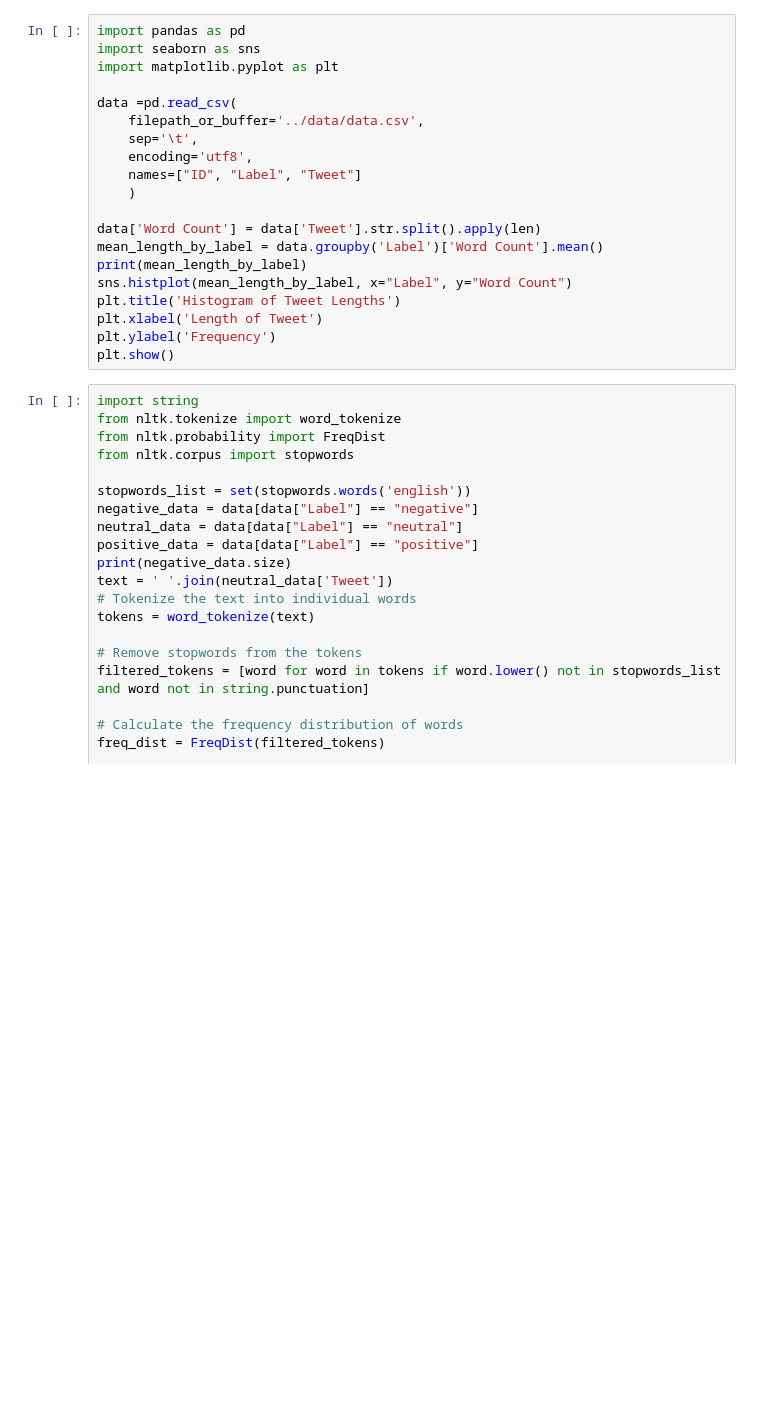
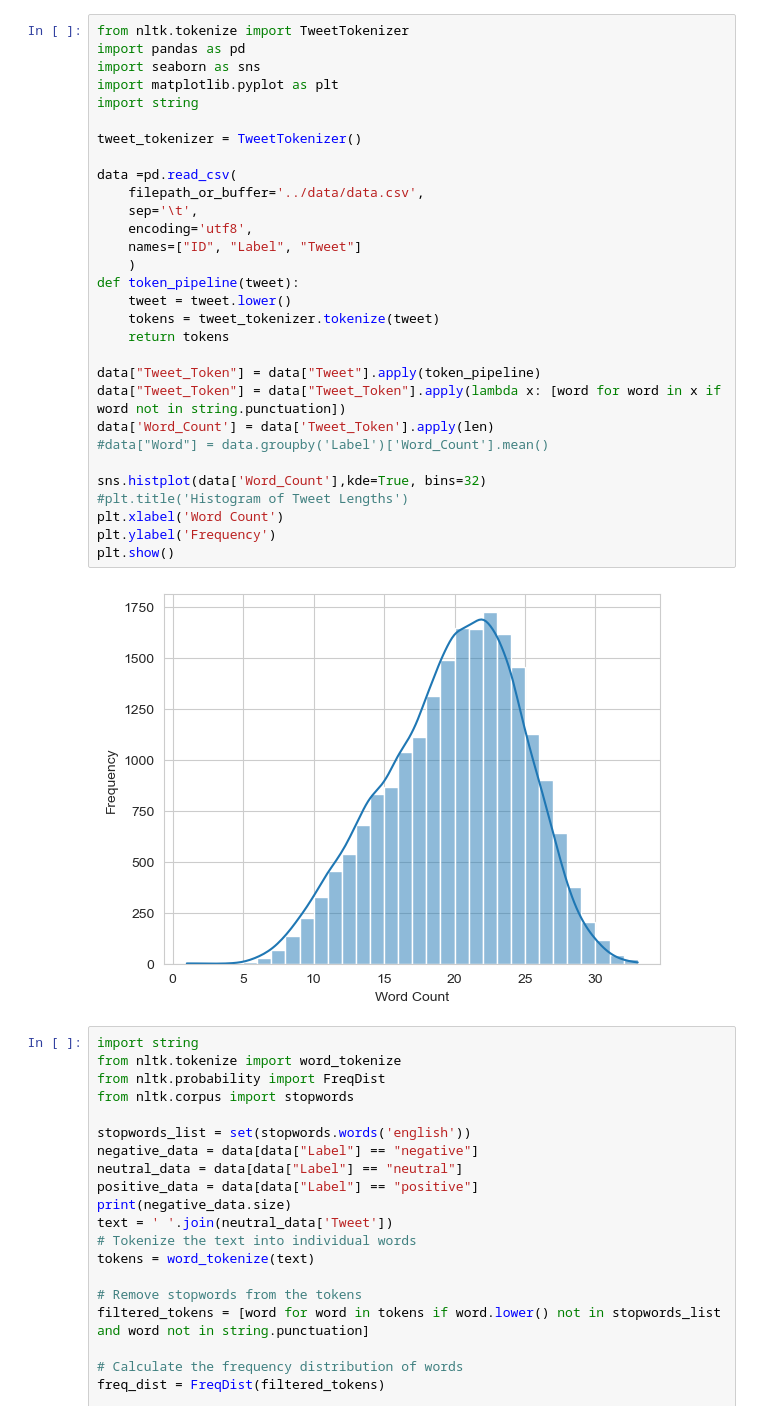
Before and after one commit to asopos/data-augmentation-in-sentiment-analysis-on-twitter, a Jupyter notebook: notebooks/Sentiment Analysis with BERT.ipynb, the cells around one changed output. Saved outputs shown, nothing was run; the diff lists cells and outputs as text; blank space fills up the shorter version.

```diff
--- a/notebooks/Sentiment Analysis with BERT.ipynb
+++ b/notebooks/Sentiment Analysis with BERT.ipynb
@@ -53,25 +51,37 @@ evaluation(train_dataloader, val_dataloader, epochs=EPOCHS, device=device)
 filled_data_without_duplicates = filled_data.drop_duplicates(subset='Tweet', keep="first")
 print(f"{filled_data.size - filled_data_without_duplicates.size} entries are duplicates")
 # %%
+from nltk.tokenize import TweetTokenizer
 import pandas as pd
 import seaborn as sns
 import matplotlib.pyplot as plt
+import string
+
+tweet_tokenizer = TweetTokenizer()
 
 data =pd.read_csv(
     filepath_or_buffer='../data/data.csv',
     sep='\t',
     encoding='utf8',
     names=["ID", "Label", "Tweet"]
     )
+def token_pipeline(tweet):
+    tweet = tweet.lower()
+    tokens = tweet_tokenizer.tokenize(tweet)
+    return tokens
 
-data['Word Count'] = data['Tweet'].str.split().apply(len)
-mean_length_by_label = data.groupby('Label')['Word Count'].mean()
-print(mean_length_by_label)
-sns.histplot(mean_length_by_label, x="Label", y="Word Count")
-plt.title('Histogram of Tweet Lengths')
-plt.xlabel('Length of Tweet')
+data["Tweet_Token"] = data["Tweet"].apply(token_pipeline)
+data["Tweet_Token"] = data["Tweet_Token"].apply(lambda x: [word for word in x if word not in string.punctuation])
+data['Word_Count'] = data['Tweet_Token'].apply(len)
+#data["Word"] = data.groupby('Label')['Word_Count'].mean()
+
+sns.histplot(data['Word_Count'],kde=True, bins=32)
+#plt.title('Histogram of Tweet Lengths')
+plt.xlabel('Word Count')
 plt.ylabel('Frequency')
 plt.show()
+# %% [output]
+[figure, added]
 # %%
 import string
 from nltk.tokenize import word_tokenize
```
Also changed, not shown: parts of 2 cells of this notebook, 4 other files.
